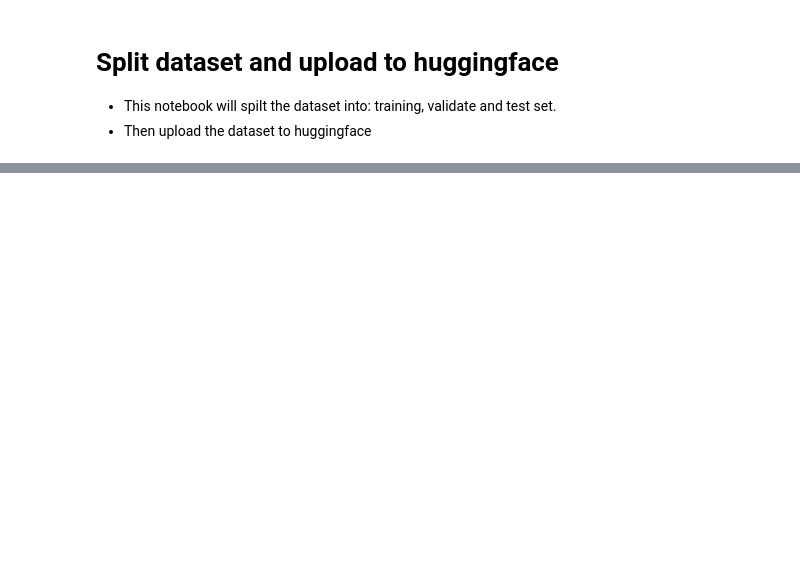
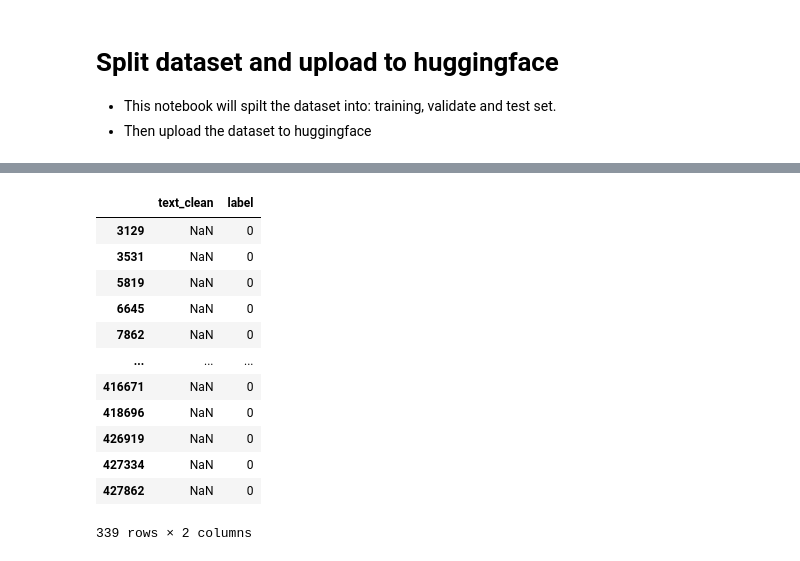
Before and after one commit to Kristmh/thesis_code, a Jupyter notebook: priority/hp_vs_nhp/04_upload_to_huggingface.ipynb, the cells around one changed output, grey strips where cells are left out. Cells and saved outputs as stored; diff of their text form; code cells hidden in the pictures; blank space fills up the shorter version.

```diff
--- a/priority/hp_vs_nhp/04_upload_to_huggingface.ipynb
+++ b/priority/hp_vs_nhp/04_upload_to_huggingface.ipynb
@@ -28,0 +29,17 @@ df
+# %%
+null_rows = df[df['text_clean'].isnull()]
+null_rows
+# %% [output]
+|  | text_clean | label |
+| 3129 | NaN | 0 |
+| 3531 | NaN | 0 |
+| 5819 | NaN | 0 |
+| 6645 | NaN | 0 |
+| 7862 | NaN | 0 |
+| ... | ... | ... |
+| 416671 | NaN | 0 |
+| 418696 | NaN | 0 |
+| 426919 | NaN | 0 |
+| 427334 | NaN | 0 |
+| 427862 | NaN | 0 |
+339 rows × 2 columns
```
Also changed, not shown: parts of 5 cells of this notebook, 1 other file.
